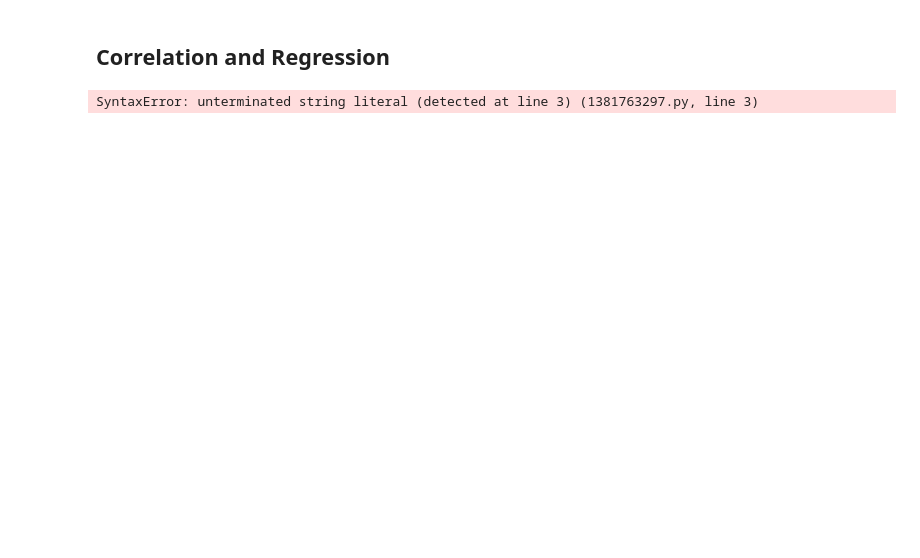
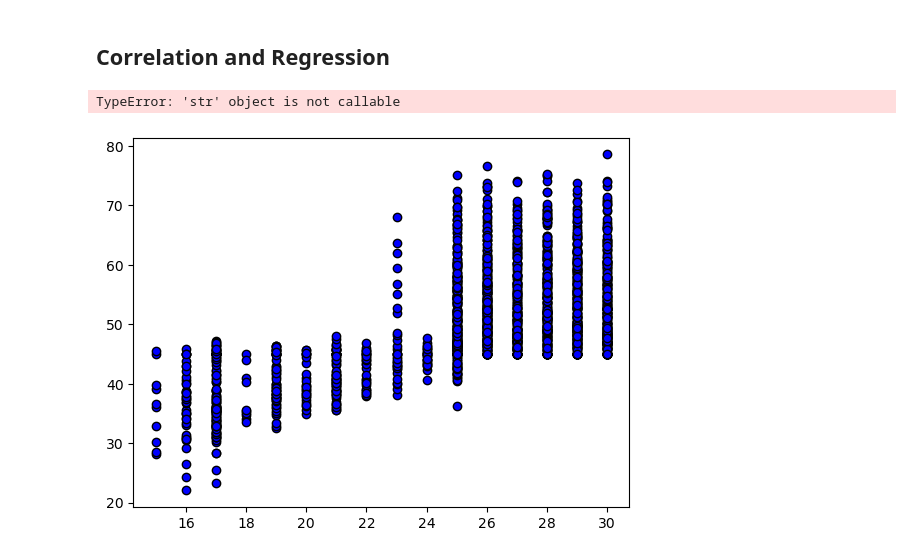
Before and after one commit to mbernstein421/data_visualizations, a Jupyter notebook: Pymaceuticals/pymaceuticals_starter.ipynb, the cells around one changed output. Saved outputs shown, nothing was run; the diff lists cells and outputs as text; code cells hidden in the pictures; blank space fills up the shorter version.

```diff
--- a/Pymaceuticals/pymaceuticals_starter.ipynb
+++ b/Pymaceuticals/pymaceuticals_starter.ipynb
@@ -269,9 +290,10 @@ TypeError: 'str' object is not callable
 # %%
 # Calculate the correlation coefficient and a linear regression model
 # for mouse weight and average observed tumor volume for the entire Capomulin regimen
-plt.scatter(merged_data['Weight (g)'], merged_data['Tumor Volume (mm3)_x'], marker = "o", facecolor='blue', 'edgecolors='black')
+plt.scatter(merged_data['Weight (g)'], merged_data['Tumor Volume (mm3)'], marker = "o", facecolors ='blue', edgecolors='black')
 plt.xlabel('Mouse Weight')
 plt.ylabel('Average Tumor Volume')
 plt.show()
 # %% [output]
-SyntaxError: unterminated string literal (detected at line 3) (1381763297.py, line 3)
+TypeError: 'str' object is not callable
+[figure, added]
```
Also changed, not shown: parts of 8 cells of this notebook.
